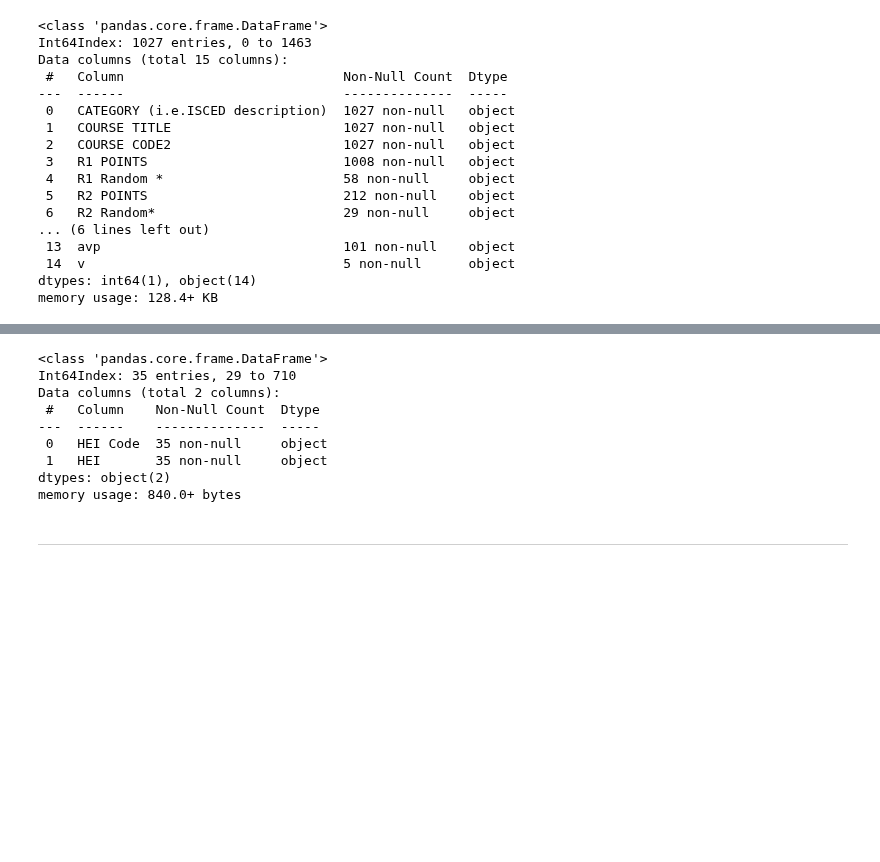
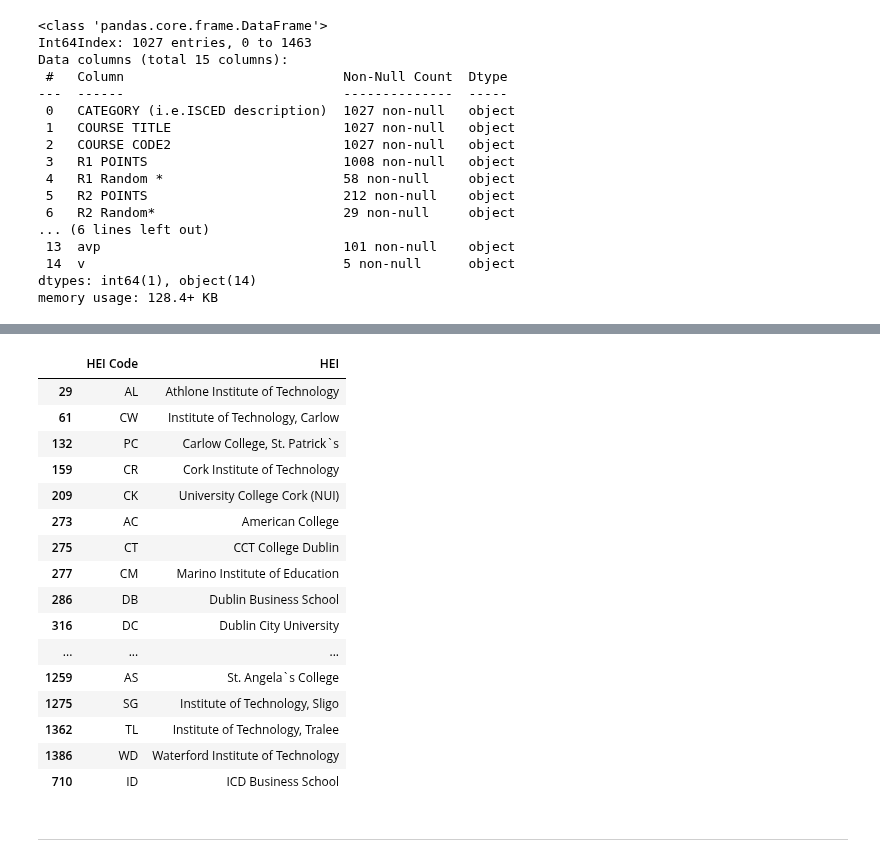
Before and after one commit to donneger/data_analysis_assessment, a Jupyter notebook: cao_assignment/cao.ipynb, the cells around one changed output, grey strips where cells are left out. Cells and saved outputs as stored; diff of their text form; code cells hidden in the pictures; blank space fills up the shorter version.

```diff
--- a/cao_assignment/cao.ipynb
+++ b/cao_assignment/cao.ipynb
@@ -342,18 +318,26 @@ df2020_lvl8.to_csv(path, index=False)
 # %%
 # Creating a table of unique HEI codes and institutions, will use later for lookups.
 df20_21 = pd.concat([df2021_lvl8,df2020_lvl8])
 hei_table = df20_21[['HEI Code','HEI']].drop_duplicates()
-hei_table.info()
+hei_table
 # %% [output]
-<class 'pandas.core.frame.DataFrame'>
-Int64Index: 35 entries, 29 to 710
-Data columns (total 2 columns):
- #   Column    Non-Null Count  Dtype
----  ------    --------------  -----
- 0   HEI Code  35 non-null     object
- 1   HEI       35 non-null     object
-dtypes: object(2)
-memory usage: 840.0+ bytes
+|  | HEI Code | HEI |
+| 29 | AL | Athlone Institute of Technology |
+| 61 | CW | Institute of Technology, Carlow |
+| 132 | PC | Carlow College, St. Patrick`s |
+| 159 | CR | Cork Institute of Technology |
+| 209 | CK | University College Cork (NUI) |
+| 273 | AC | American College |
+| 275 | CT | CCT College Dublin |
+| 277 | CM | Marino Institute of Education |
+| 286 | DB | Dublin Business School |
+| 316 | DC | Dublin City University |
+| ... | ... | ... |
+| 1259 | AS | St. Angela`s College |
+| 1275 | SG | Institute of Technology, Sligo |
+| 1362 | TL | Institute of Technology, Tralee |
+| 1386 | WD | Waterford Institute of Technology |
+| 710 | ID | ICD Business School |
 # %% [markdown]
 ***
 # %% [markdown]
```
Also changed, not shown: parts of 25 cells of this notebook.
